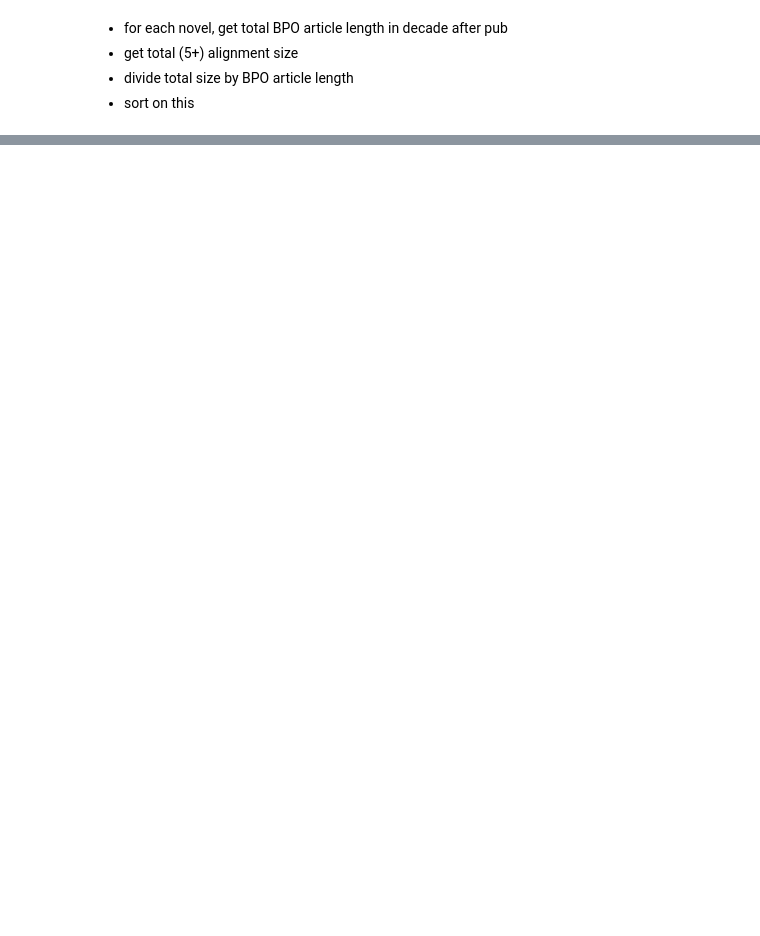
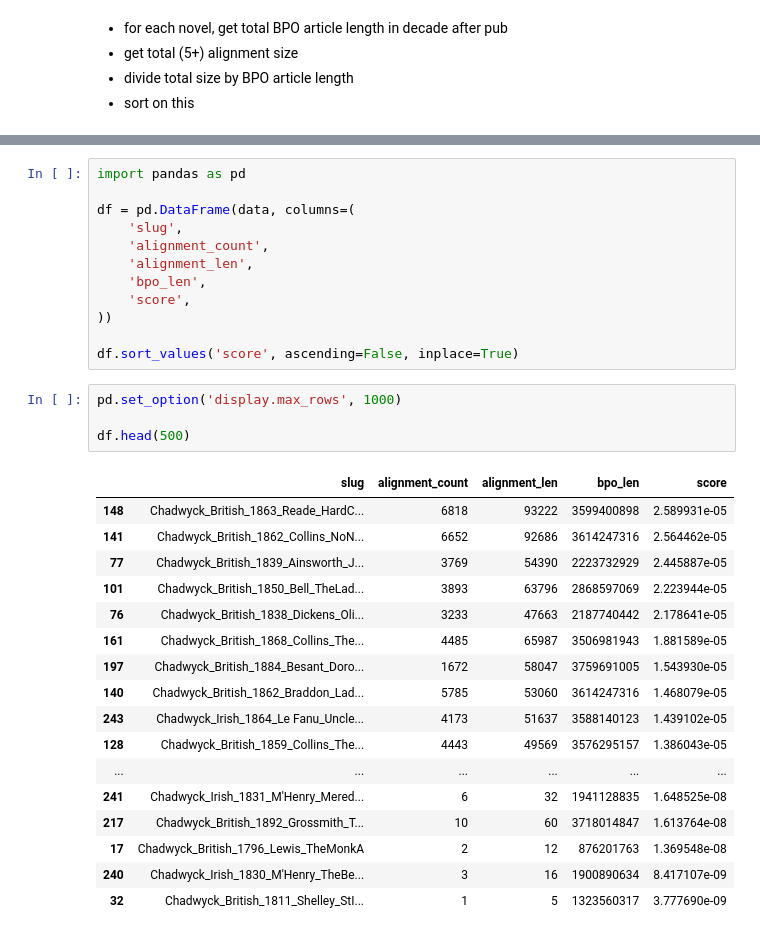
Before and after one commit to davidmcclure/quotes, a Jupyter notebook: notebooks/08-chadh-novel-rankings.ipynb, the cells around one changed output, grey strips where cells are left out. Cells and saved outputs as stored; diff of their text form; blank space fills up the shorter version.

```diff
--- a/notebooks/08-chadh-novel-rankings.ipynb
+++ b/notebooks/08-chadh-novel-rankings.ipynb
@@ -98,0 +134,34 @@ plt.show()
+# %%
+import pandas as pd
+
+df = pd.DataFrame(data, columns=(
+    'slug',
+    'alignment_count',
+    'alignment_len',
+    'bpo_len',
+    'score',
+))
+
+df.sort_values('score', ascending=False, inplace=True)
+# %%
+pd.set_option('display.max_rows', 1000)
+
+df.head(500)
+# %% [output]
+|  | slug | alignment_count | alignment_len | bpo_len | score |
+| 148 | Chadwyck_British_1863_Reade_HardC... | 6818 | 93222 | 3599400898 | 2.589931e-05 |
+| 141 | Chadwyck_British_1862_Collins_NoN... | 6652 | 92686 | 3614247316 | 2.564462e-05 |
+| 77 | Chadwyck_British_1839_Ainsworth_J... | 3769 | 54390 | 2223732929 | 2.445887e-05 |
+| 101 | Chadwyck_British_1850_Bell_TheLad... | 3893 | 63796 | 2868597069 | 2.223944e-05 |
+| 76 | Chadwyck_British_1838_Dickens_Oli... | 3233 | 47663 | 2187740442 | 2.178641e-05 |
+| 161 | Chadwyck_British_1868_Collins_The... | 4485 | 65987 | 3506981943 | 1.881589e-05 |
+| 197 | Chadwyck_British_1884_Besant_Doro... | 1672 | 58047 | 3759691005 | 1.543930e-05 |
+| 140 | Chadwyck_British_1862_Braddon_Lad... | 5785 | 53060 | 3614247316 | 1.468079e-05 |
+| 243 | Chadwyck_Irish_1864_Le Fanu_Uncle... | 4173 | 51637 | 3588140123 | 1.439102e-05 |
+| 128 | Chadwyck_British_1859_Collins_The... | 4443 | 49569 | 3576295157 | 1.386043e-05 |
+| ... | ... | ... | ... | ... | ... |
+| 241 | Chadwyck_Irish_1831_M'Henry_Mered... | 6 | 32 | 1941128835 | 1.648525e-08 |
+| 217 | Chadwyck_British_1892_Grossmith_T... | 10 | 60 | 3718014847 | 1.613764e-08 |
+| 17 | Chadwyck_British_1796_Lewis_TheMonkA | 2 | 12 | 876201763 | 1.369548e-08 |
+| 240 | Chadwyck_Irish_1830_M'Henry_TheBe... | 3 | 16 | 1900890634 | 8.417107e-09 |
+| 32 | Chadwyck_British_1811_Shelley_StI... | 1 | 5 | 1323560317 | 3.777690e-09 |
```
Also changed, not shown: parts of 4 cells of this notebook, 1 other file.
